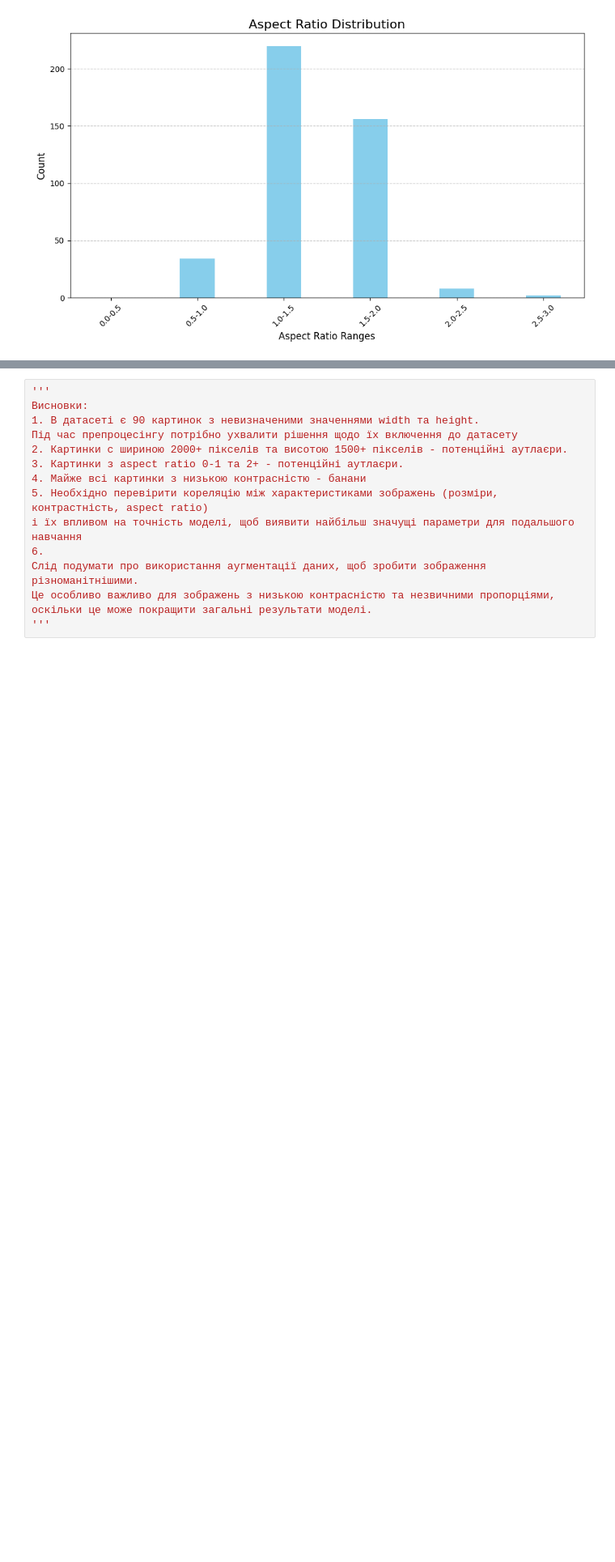
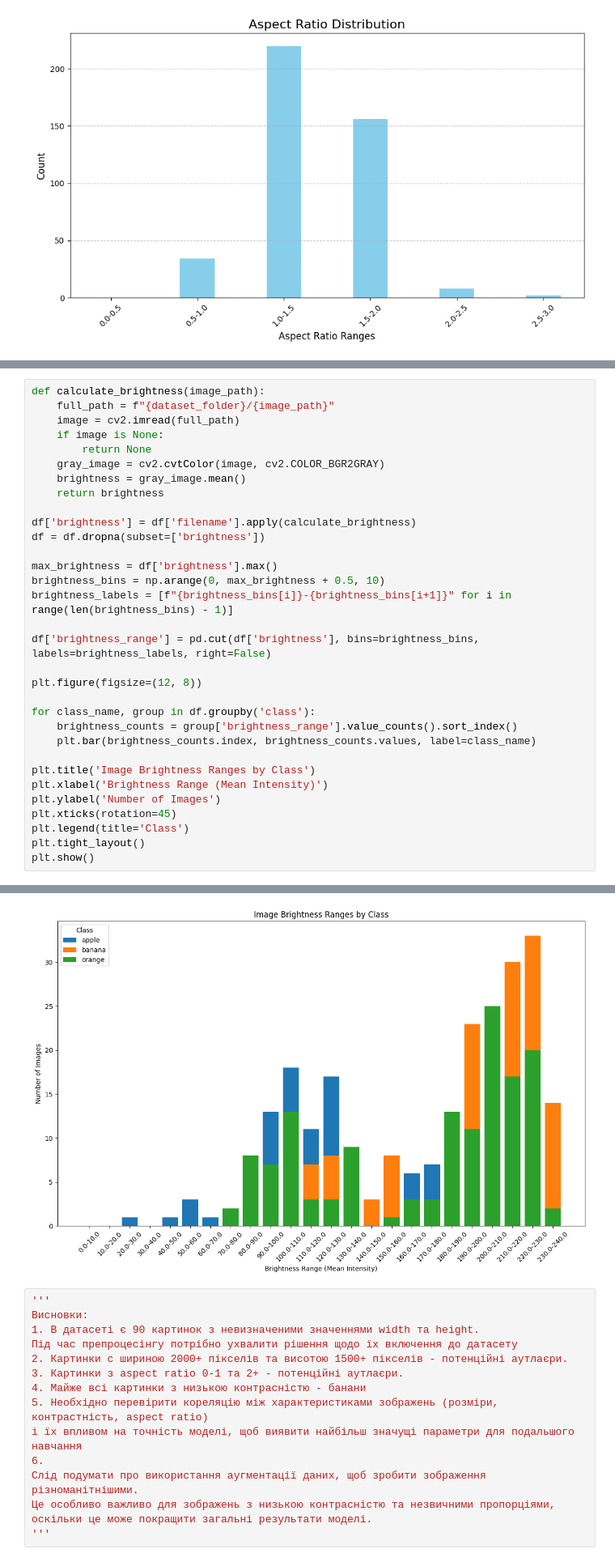
Before and after one commit to mar4enkom/neural-networks-lab, a Jupyter notebook: EDA.ipynb, the cells around one changed output, grey strips where cells are left out. Shown at 81% size. Saved outputs shown, nothing was run; the diff lists cells and outputs as text; blank space fills up the shorter version.

```diff
--- a/EDA.ipynb
+++ b/EDA.ipynb
@@ -220,0 +215,33 @@ banana_75.jpg
+# %%
+def calculate_brightness(image_path):
+    full_path = f"{dataset_folder}/{image_path}"
+    image = cv2.imread(full_path)
+    if image is None:
+        return None
+    gray_image = cv2.cvtColor(image, cv2.COLOR_BGR2GRAY)
+    brightness = gray_image.mean()
+    return brightness
+
+df['brightness'] = df['filename'].apply(calculate_brightness)
+df = df.dropna(subset=['brightness'])
+
+max_brightness = df['brightness'].max()
+brightness_bins = np.arange(0, max_brightness + 0.5, 10)
+brightness_labels = [f"{brightness_bins[i]}-{brightness_bins[i+1]}" for i in range(len(brightness_bins) - 1)]
+
+df['brightness_range'] = pd.cut(df['brightness'], bins=brightness_bins, labels=brightness_labels, right=False)
+
+plt.figure(figsize=(12, 8))
+
+for class_name, group in df.groupby('class'):
+    brightness_counts = group['brightness_range'].value_counts().sort_index()
+    plt.bar(brightness_counts.index, brightness_counts.values, label=class_name)
+
+plt.title('Image Brightness Ranges by Class')
+plt.xlabel('Brightness Range (Mean Intensity)')
+plt.ylabel('Number of Images')
+plt.xticks(rotation=45)
+plt.legend(title='Class')
+plt.tight_layout()
+plt.show()
+# %% [output]
@@ -221,3 +255,4 @@ banana_75.jpg
+[figure, added]
 # %%
 '''
 Висновки:
```
Also changed, not shown: parts of 10 cells of this notebook.
